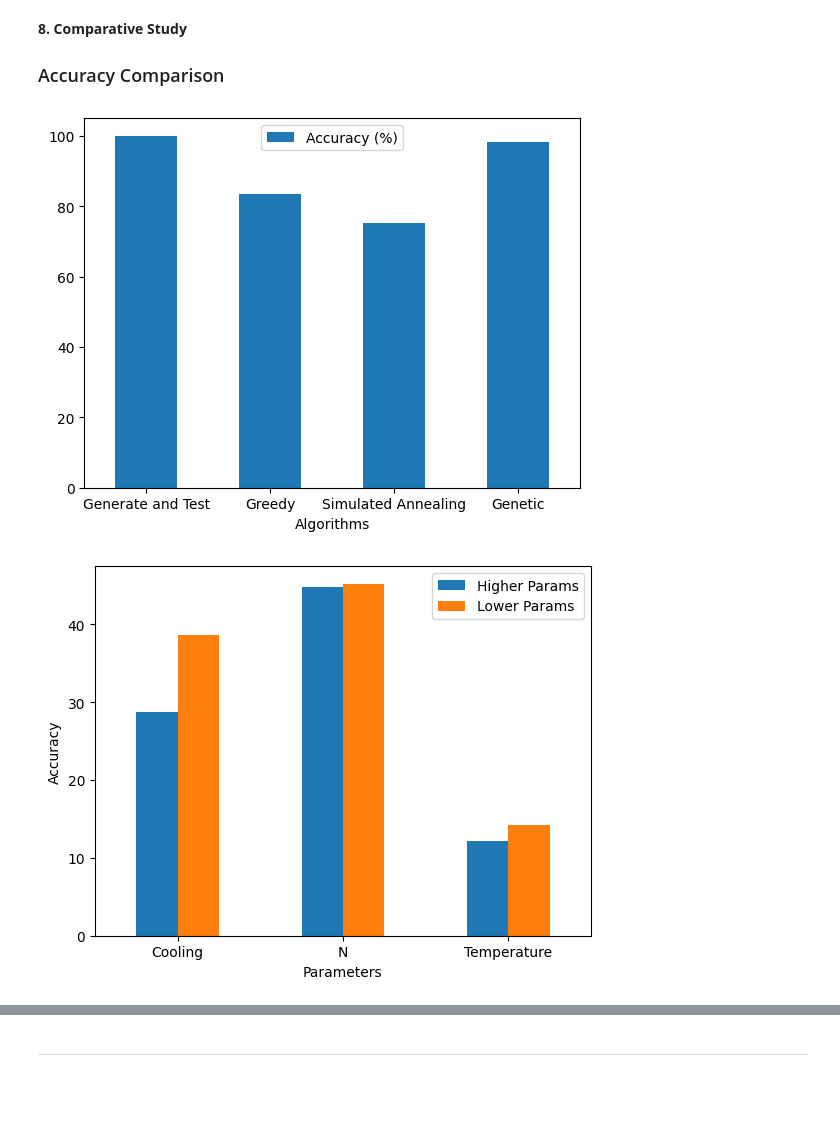
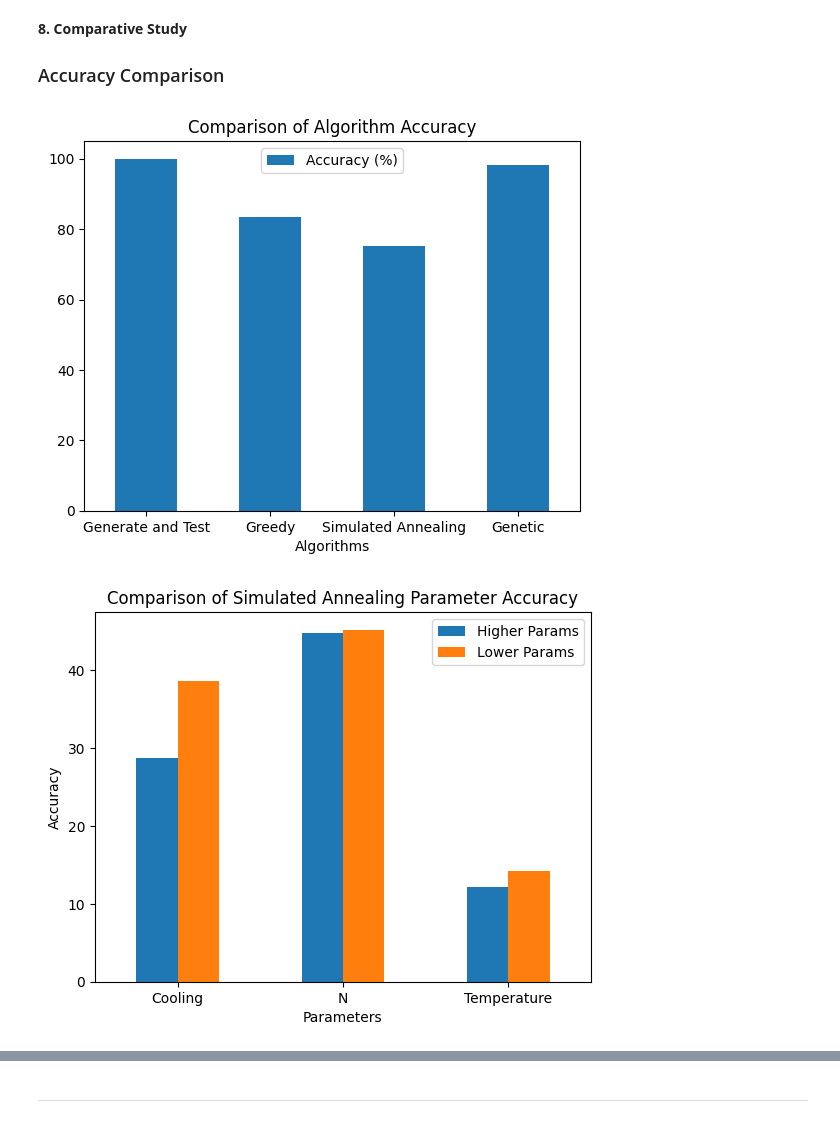
Before and after one commit to NatashaNaima/AI-KnapsackProblem, a Jupyter notebook: CSI4106_A1_Template.ipynb, the cells around one changed output, grey strips where cells are left out. Drawn from its saved outputs; the diff is of its cells as text; code cells hidden in the pictures; blank space fills up the shorter version.

Commit message:
Add graph titles

```diff
--- a/CSI4106_A1_Template.ipynb
+++ b/CSI4106_A1_Template.ipynb
@@ -514,12 +514,12 @@ Changing the cross over rate seemed to change accuracy minimally. Increasing the
 # %%
 df = pd.DataFrame({
 	'Algorithms': ['Generate and Test', 'Greedy', 'Simulated Annealing', 'Genetic'],
 	'Accuracy (%)': [np.mean(solutions) * 100, np.mean(solutions_greedy) * 100, np.mean(solutions_combined) * 100, np.mean(solutions_cross_higher) * 100]
 })
 
-ax = df.plot.bar(x='Algorithms', y='Accuracy (%)', rot=0)
+ax = df.plot.bar(x='Algorithms', y='Accuracy (%)', title='Comparison of Algorithm Accuracy', rot=0)
 # %% [output]
-[figure, old version]
+[figure, new version]
 # %%
 higher = [np.mean(solutions_cooling_2) * 100, np.mean(solutions_n_2) * 100, np.mean(solutions_temp_2) * 100]
 lower = [np.mean(solutions_cooling_1) * 100, np.mean(solutions_n_1) * 100, np.mean(solutions_temp_1) * 100]
@@ -534,9 +534,9 @@ df = pd.DataFrame(
 	index=index
 )
 
-ax = df.plot.bar(rot=0, xlabel='Parameters', ylabel='Accuracy')
+ax = df.plot.bar(rot=0, xlabel='Parameters', ylabel='Accuracy', title='Comparison of Simulated Annealing Parameter Accuracy')
 # %% [output]
-[figure, old version]
+[figure, new version]
 # %%
 higher = [np.mean(solutions_mut_higher) * 100, np.mean(solutions_cross_higher) * 100]
 lower = [np.mean(solutions_mut_lower) * 100, np.mean(solutions_cross_lower) * 100]
```
Also changed, not shown: parts of 1 cell of this notebook.
